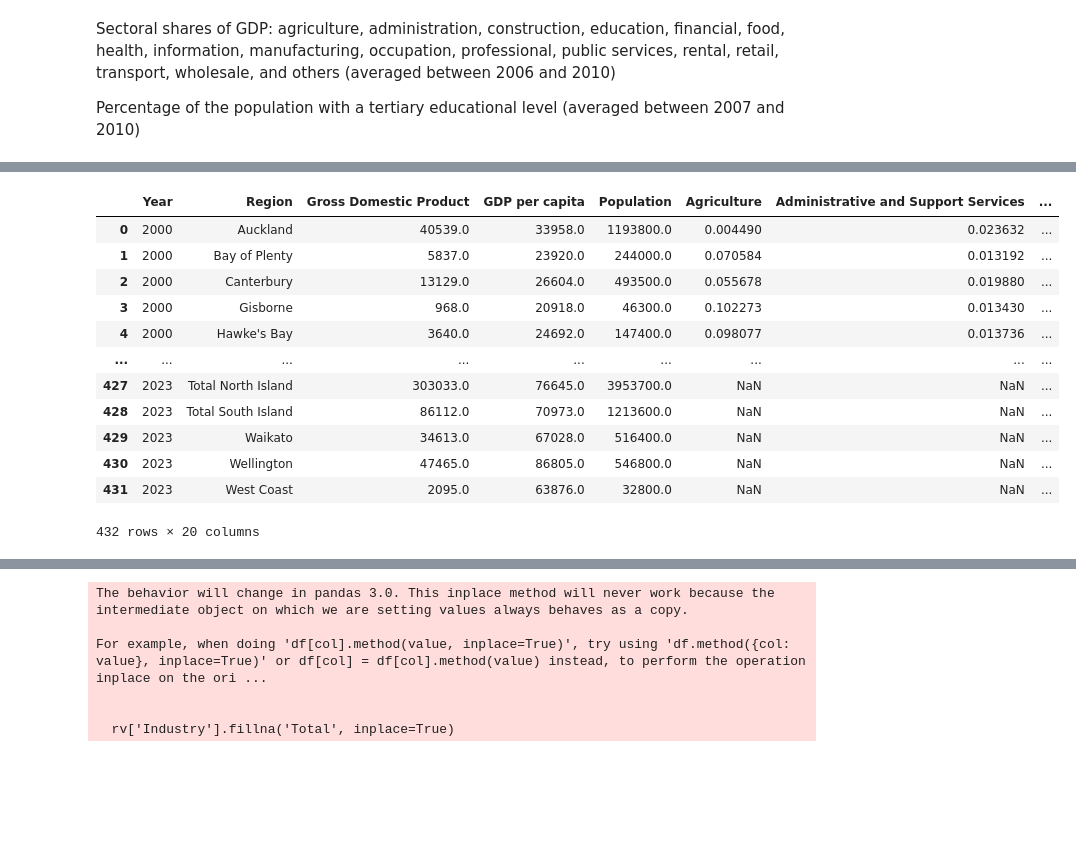
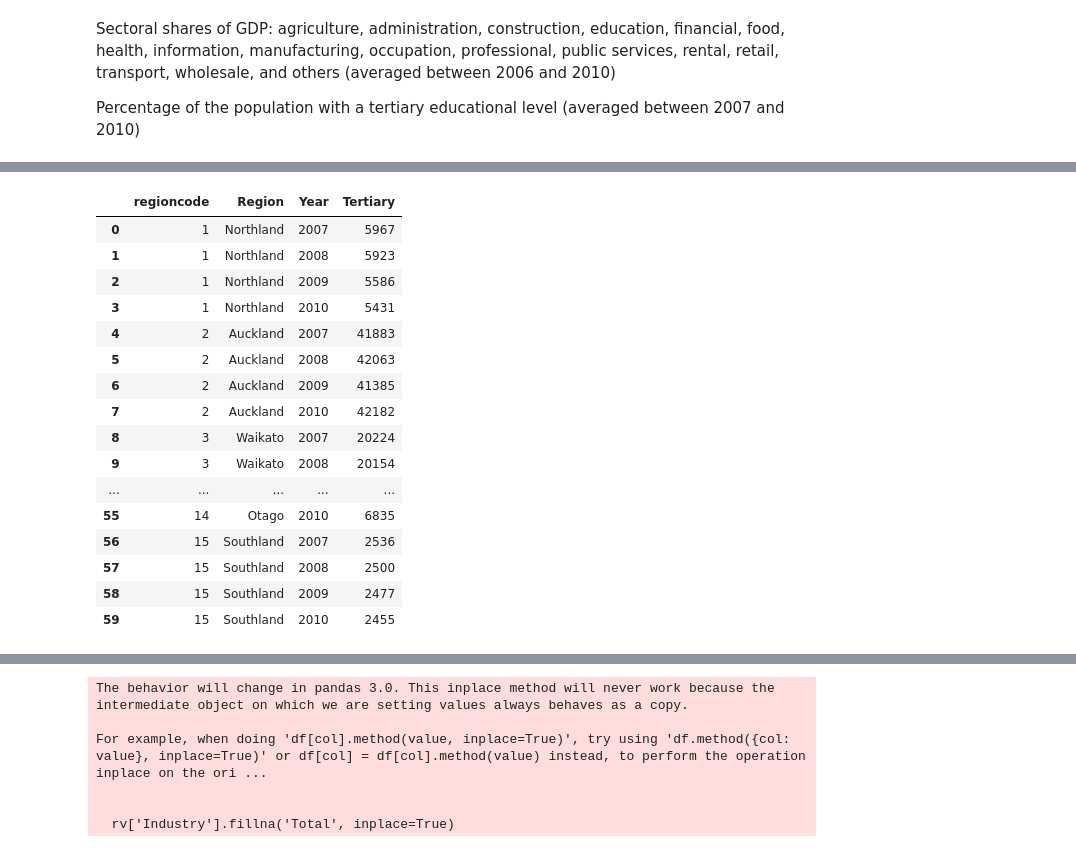
Before and after one commit to diodz/dpl-earthquakes, a Jupyter notebook: notebooks/canterbury.ipynb, the cells around one changed output, grey strips where cells are left out. Cells and saved outputs as stored; diff of their text form; code cells hidden in the pictures; blank space fills up the shorter version.

```diff
--- a/notebooks/canterbury.ipynb
+++ b/notebooks/canterbury.ipynb
@@ -48,21 +25,26 @@ regioncodes
 # %%
 import importlib
 import nz_util
 importlib.reload(nz_util)
 
-df = nz_util.process_and_merge_data()
-df
+ter = nz_util.read_and_process_tertiary_education_data()
+#regioncodes = ter[['regioncode', 'Region']].drop_duplicates()
+ter
 # %% [output]
-|  | Year | Region | Gross Domestic Product | GDP per capita | Population | Agriculture | Administrative and Support Services | ... |
-| 0 | 2000 | Auckland | 40539.0 | 33958.0 | 1193800.0 | 0.004490 | 0.023632 | ... |
-| 1 | 2000 | Bay of Plenty | 5837.0 | 23920.0 | 244000.0 | 0.070584 | 0.013192 | ... |
-| 2 | 2000 | Canterbury | 13129.0 | 26604.0 | 493500.0 | 0.055678 | 0.019880 | ... |
-| 3 | 2000 | Gisborne | 968.0 | 20918.0 | 46300.0 | 0.102273 | 0.013430 | ... |
-| 4 | 2000 | Hawke's Bay | 3640.0 | 24692.0 | 147400.0 | 0.098077 | 0.013736 | ... |
-| ... | ... | ... | ... | ... | ... | ... | ... | ... |
-| 427 | 2023 | Total North Island | 303033.0 | 76645.0 | 3953700.0 | NaN | NaN | ... |
-| 428 | 2023 | Total South Island | 86112.0 | 70973.0 | 1213600.0 | NaN | NaN | ... |
-| 429 | 2023 | Waikato | 34613.0 | 67028.0 | 516400.0 | NaN | NaN | ... |
-| 430 | 2023 | Wellington | 47465.0 | 86805.0 | 546800.0 | NaN | NaN | ... |
-| 431 | 2023 | West Coast | 2095.0 | 63876.0 | 32800.0 | NaN | NaN | ... |
+|  | regioncode | Region | Year | Tertiary |
+| 0 | 1 | Northland | 2007 | 5967 |
+| 1 | 1 | Northland | 2008 | 5923 |
+| 2 | 1 | Northland | 2009 | 5586 |
+| 3 | 1 | Northland | 2010 | 5431 |
+| 4 | 2 | Auckland | 2007 | 41883 |
+| 5 | 2 | Auckland | 2008 | 42063 |
+| 6 | 2 | Auckland | 2009 | 41385 |
+| 7 | 2 | Auckland | 2010 | 42182 |
+| 8 | 3 | Waikato | 2007 | 20224 |
+| 9 | 3 | Waikato | 2008 | 20154 |
+| ... | ... | ... | ... | ... |
+| 55 | 14 | Otago | 2010 | 6835 |
+| 56 | 15 | Southland | 2007 | 2536 |
+| 57 | 15 | Southland | 2008 | 2500 |
+| 58 | 15 | Southland | 2009 | 2477 |
+| 59 | 15 | Southland | 2010 | 2455 |
-432 rows × 20 columns
```
Also changed, not shown: parts of 2 cells of this notebook, 1 other file.
